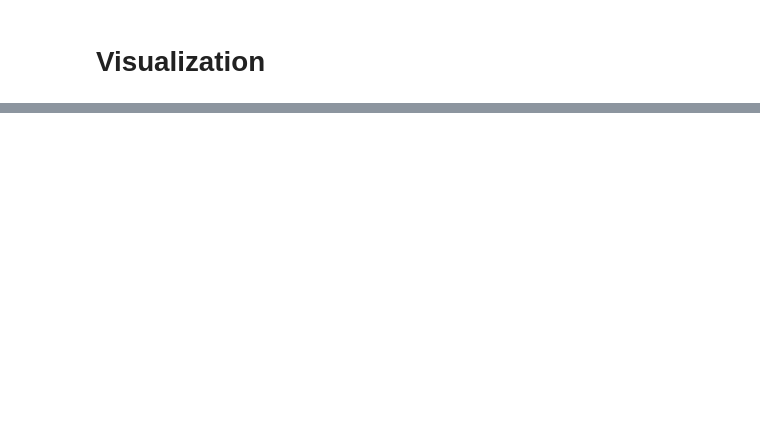
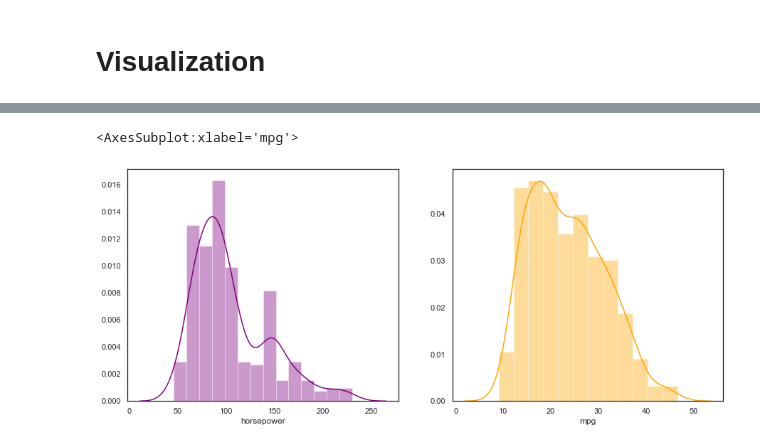
Before and after one commit to ferencberes/ds-tools, a Jupyter notebook: version_control/MPG2.ipynb, the cells around one changed output, grey strips where cells are left out. Drawn from its saved outputs; the diff is of its cells as text; code cells hidden in the pictures; blank space fills up the shorter version.

```diff
--- a/version_control/MPG2.ipynb
+++ b/version_control/MPG2.ipynb
@@ -60,0 +75,7 @@ sns.relplot(x="horsepower", y="mpg", hue="origin", size="weight",
+# %%
+fig, axis = plt.subplots(1,2,figsize=(15,6))
+sns.distplot(mpg["horsepower"], color="purple", ax=axis[0])
+sns.distplot(mpg["mpg"], color="orange", ax=axis[1])
+# %% [output]
+<AxesSubplot:xlabel='mpg'>
+[figure, added]
```
Also changed, not shown: parts of 9 cells of this notebook.
